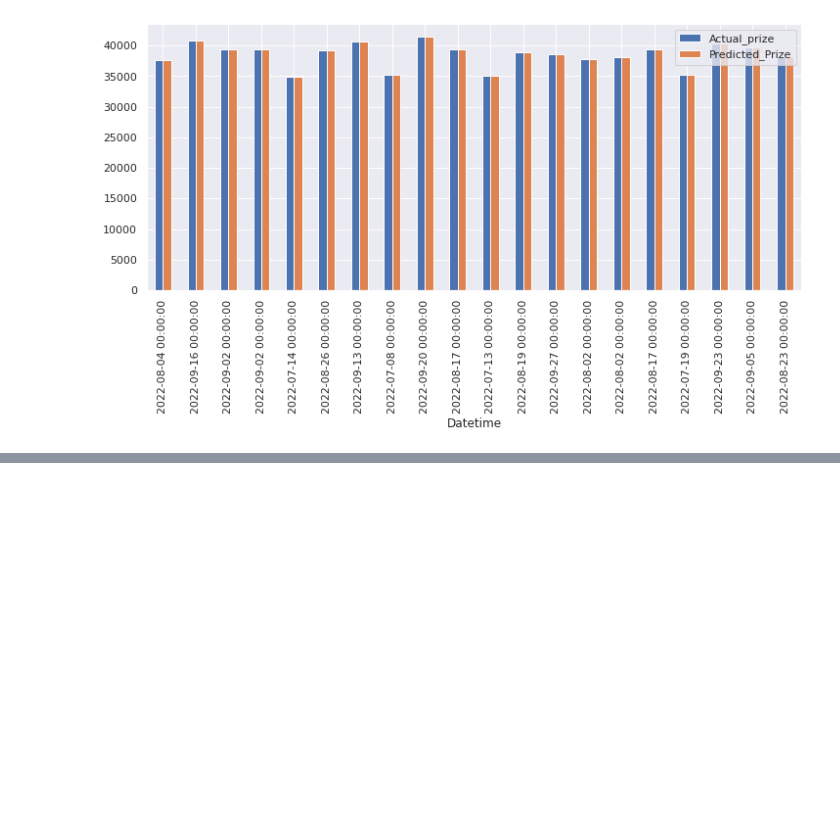
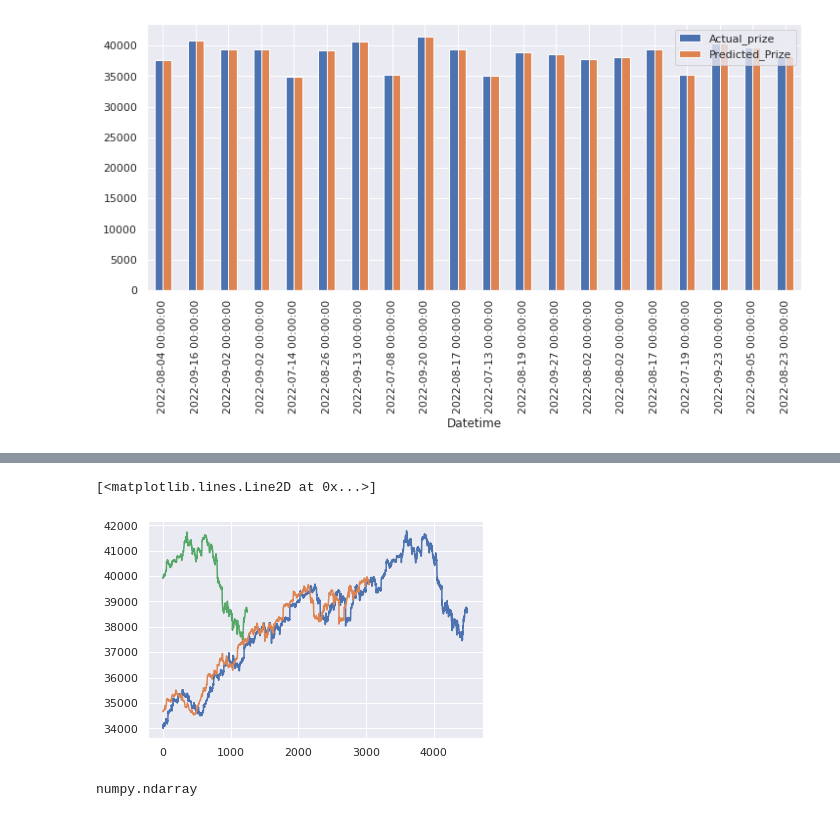
Before and after one commit to sarkar2527/DSAP, a Jupyter notebook: Stock_3_sandy.ipynb, the cells around one changed output, grey strips where cells are left out. Saved outputs shown, nothing was run; the diff lists cells and outputs as text; code cells hidden in the pictures; blank space fills up the shorter version.

```diff
--- a/Stock_3_sandy.ipynb
+++ b/Stock_3_sandy.ipynb
@@ -413,0 +530,20 @@ graph.plot(kind='bar', figsize =(12,5))
+# %%
+#Predicitng on train and test data
+train_predict = model.predict(X_train)
+test_predict = model.predict(X_test)
+# %%
+#Inverse transform to get actual value
+train_predict = normalizer.inverse_transform(train_predict)
+test_predict = normalizer.inverse_transform(test_predict)
+# %%
+#Comparing using visuals
+plt.plot(normalizer.inverse_transform(Adj_close_scaled))
+plt.plot(train_predict)
+plt.plot(test_predict)
+# %% [output]
+[<matplotlib.lines.Line2D at 0x...>]
+[figure, added]
+# %%
+type(train_predict)
+# %% [output]
+numpy.ndarray
```
Also changed, not shown: parts of 30 cells of this notebook.
